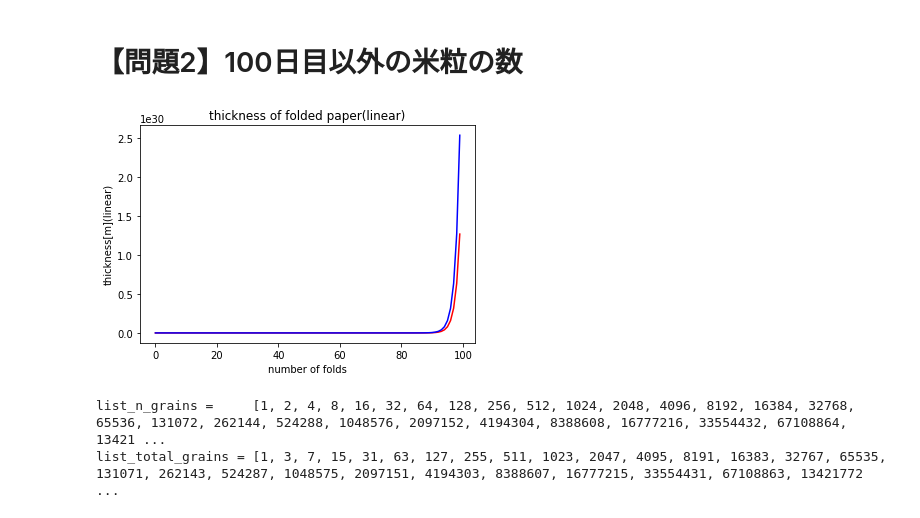
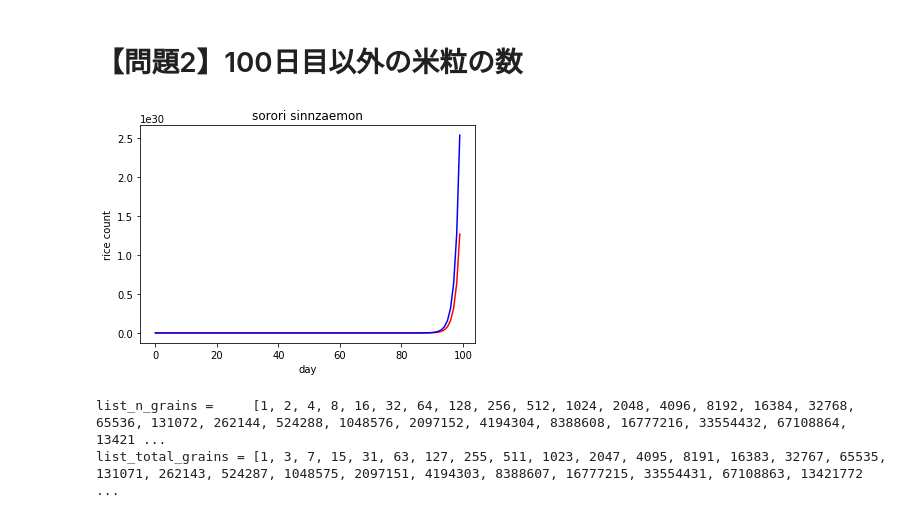
Before and after one commit to takatoshi-ii/diveintocode-ml, a Jupyter notebook: week1/Week1授業課題1.ipynb, the cells around one changed output. Cells and saved outputs as stored; diff of their text form; code cells hidden in the pictures.

```diff
--- a/week1/Week1授業課題1.ipynb
+++ b/week1/Week1授業課題1.ipynb
@@ -67,48 +67,40 @@ def compute_sorori_shinzaemon(day=100):
     Parameteres
     --------------
     day: int
         米を貰う日数 (default : 100)
 
     Returns
     --------------
     list_n_grains : list
         ある日に貰う米の数のリスト（リストの長さはdayに等しくなる）
     list_total_grains : list
         ある日までに累計で貰う米の数のリスト（リストの長さはdayに等しくなる）
     """
 
     RICE= 1    # 初期値は1粒
     rice_count = RICE
     rice_ruikei = RICE
     rice_cnt_list = [RICE]
     rice_ruikei_list = [RICE]
 
     for i in range(day):
         rice_count *= 2
-        rice_cnt_list.append(rice_count)
+        list_n_grains.append(rice_count)
         rice_ruikei += rice_count
-        rice_ruikei_list.append(rice_ruikei)
+        list_total_grains.append(rice_ruikei)
 
-    '''
-    plt.title("thickness of folded paper(linear)")
-    plt.xlabel("number of folds")
-    plt.ylabel("thickness[m](linear)")
-    plt.plot(rice_cnt_list, color="red")
-    plt.plot(rice_ruikei_list, color = "blue")
-    plt.show()
-    '''
-    return rice_cnt_list, rice_ruikei_list
+    return list_n_grains, list_total_grains
 
 
 list_n_grains, list_total_grains = compute_sorori_shinzaemon(day=120)
-plt.title("thickness of folded paper(linear)")
-plt.xlabel("number of folds")
-plt.ylabel("thickness[m](linear)")
+plt.title("sorori sinnzaemon")
+plt.xlabel("day")
+plt.ylabel("rice count")
 plt.plot(rice_cnt_list, color="red")
 plt.plot(rice_ruikei_list, color = "blue")
 plt.show()
 # %% [output]
-[figure, old version]
+[figure, new version]
 # %%
 print("list_n_grains =     " + str(list_n_grains))
 print("list_total_grains = " + str(list_total_grains))
```
Also changed, not shown: parts of 1 cell of this notebook.
